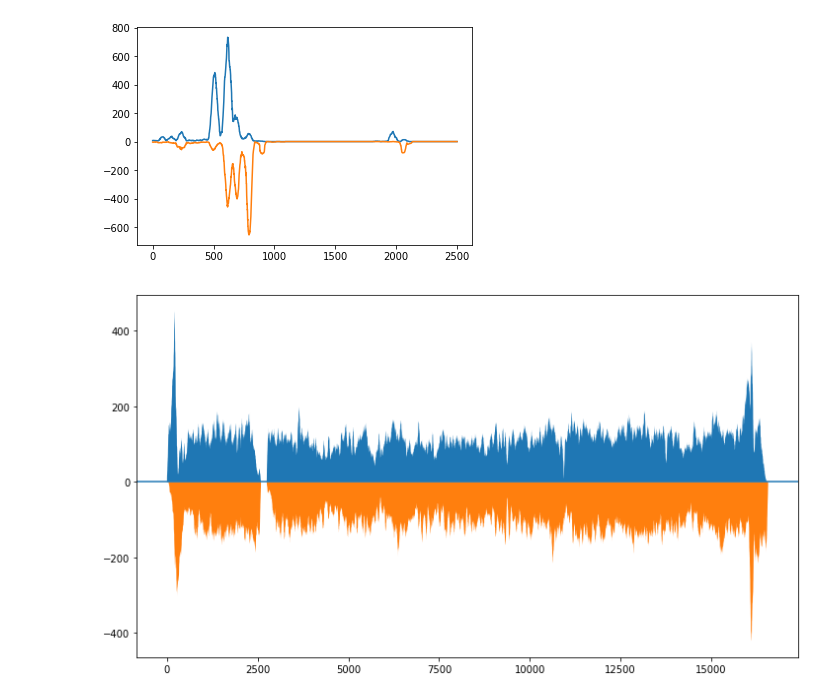
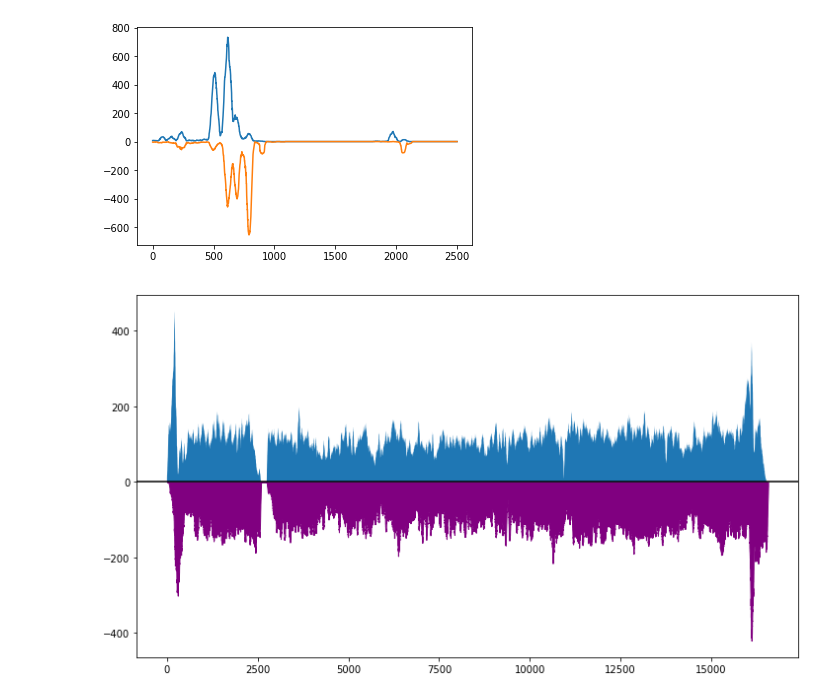
Before and after one commit to LHentges/pythonPileupModules, a Jupyter notebook: separateStrands_BAMfiles.ipynb, the cells around one changed output. Cells and saved outputs as stored; diff of their text form; code cells hidden in the pictures.

```diff
--- a/separateStrands_BAMfiles.ipynb
+++ b/separateStrands_BAMfiles.ipynb
@@ -55,9 +55,9 @@ for read in read_file:
 bamfile.close()
 # %%
 fig, ax = plt.subplots(figsize=(12, 6.75))
-ax.axhline(0, color=)
+ax.axhline(0, color='black')
 ax.fill_between(range(chrom[1]), 0, L_array)
-ax.fill_between(range(chrom[1]), 0, -1*R_array)
+ax.fill_between(range(chrom[1]), 0, -1*R_array, color='purple')
 plt.show()
 # %% [output]
-[figure, old version]
+[figure, new version]
```
